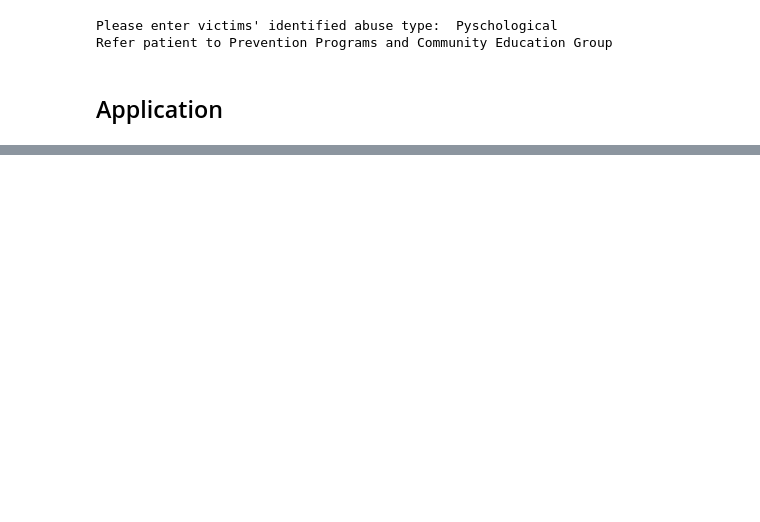
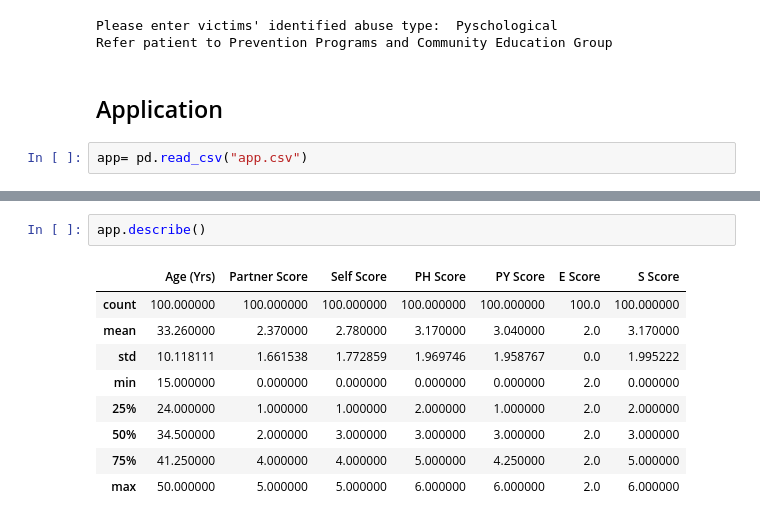
Before and after one commit to ClarkeDee/Capstone, a Jupyter notebook: BA590Proposal.ipynb, the cells around one changed output, grey strips where cells are left out. Cells and saved outputs as stored; diff of their text form; blank space fills up the shorter version.

```diff
--- a/BA590Proposal.ipynb
+++ b/BA590Proposal.ipynb
@@ -291,3 +295,5 @@ Please enter victims' identified abuse type:  Pyschological
 Refer patient to Prevention Programs and Community Education Group
 # %% [markdown]
 ## Application
+# %%
+app= pd.read_csv("app.csv")
@@ -293,0 +332,12 @@ Refer patient to Prevention Programs and Community Education Group
+# %%
+app.describe()
+# %% [output]
+|  | Age (Yrs) | Partner Score | Self Score | PH Score | PY Score | E Score | S Score |
+| count | 100.000000 | 100.000000 | 100.000000 | 100.000000 | 100.000000 | 100.0 | 100.000000 |
+| mean | 33.260000 | 2.370000 | 2.780000 | 3.170000 | 3.040000 | 2.0 | 3.170000 |
+| std | 10.118111 | 1.661538 | 1.772859 | 1.969746 | 1.958767 | 0.0 | 1.995222 |
+| min | 15.000000 | 0.000000 | 0.000000 | 0.000000 | 0.000000 | 2.0 | 0.000000 |
+| 25% | 24.000000 | 1.000000 | 1.000000 | 2.000000 | 1.000000 | 2.0 | 2.000000 |
+| 50% | 34.500000 | 2.000000 | 3.000000 | 3.000000 | 3.000000 | 2.0 | 3.000000 |
+| 75% | 41.250000 | 4.000000 | 4.000000 | 5.000000 | 4.250000 | 2.0 | 5.000000 |
+| max | 50.000000 | 5.000000 | 5.000000 | 6.000000 | 6.000000 | 2.0 | 6.000000 |
```
Also changed, not shown: parts of 19 cells of this notebook, 3 other files.
